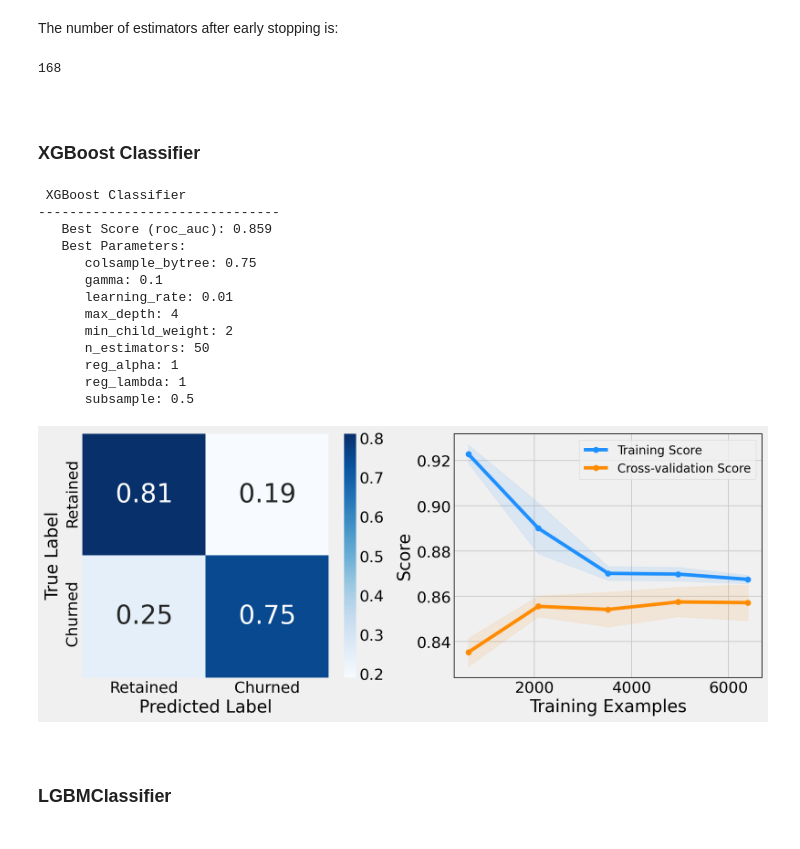
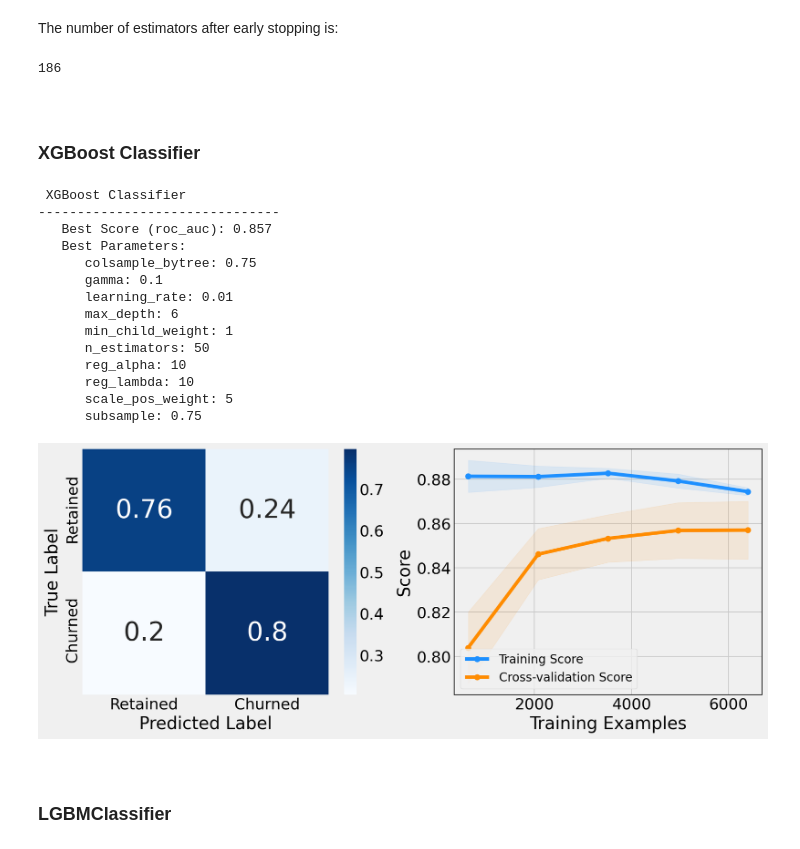
Before and after one commit to KOrfanakis/Predicting_Customer_Churn_Classification, a Jupyter notebook: Analysis_Notebook.ipynb, the cells around one changed output. Saved outputs shown, nothing was run; the diff lists cells and outputs as text; code cells hidden in the pictures.

```diff
--- a/Analysis_Notebook.ipynb
+++ b/Analysis_Notebook.ipynb
@@ -831,3 +838,6 @@ cv = KFold(n_splits=5, random_state=random_state, shuffle=True)
+# %%
+scoring_metric = 'roc_auc'
+cv=5  # If int, StratifiedKFold is used.
 # %% [markdown]
 <br>
 
@@ -1041,51 +1059,53 @@ The number of estimators after early stopping is:
 # %%
 best_gbc_clf.best_estimator_.n_estimators_
 # %% [output]
-168
+186
 # %% [markdown]
 <br>
 
 ### XGBoost Classifier
 # %%
 ratio = y_train.value_counts()[0]/y_train.value_counts()[1] # Ratio of number of negative class to the positive class - Needed for XGB classifier
-xgb = XGBClassifier(random_state=random_state, scale_pos_weight=ratio)
+xgb = XGBClassifier(random_state=random_state)
 
 param_grid = {
     'n_estimators': [50],
     'learning_rate': [0.001, 0.01],
-    'max_depth': [4],  # default=6
-    'reg_alpha': [1, 2],
-    'reg_lambda': [1, 2],
+    'max_depth': [6],  # default=6
+    'reg_alpha': [10],
+    'reg_lambda': [10],
     'subsample': [0.5, 0.75],
     'colsample_bytree': [0.50, 0.75],
-    'gamma': [0.1, 0.5, 1],
-    'min_child_weight': [1, 2]
+    'gamma': [0.1, 1, 10],
+    'min_child_weight': [1, 2],
+    'scale_pos_weight': [ratio, 5]
 }
 
 xgb_clf = GridSearchCV(estimator=xgb,
                        param_grid=param_grid,
                        scoring=scoring_metric,
                        cv=cv,
                        verbose=False,
                        n_jobs=-1)
 
 best_xgb_clf = xgb_clf.fit(X_train, y_train)
 clf_performance(best_xgb_clf, 'XGBoost Classifier', 'XGB', cv)
 # %% [output]
  XGBoost Classifier
 -------------------------------
-   Best Score (roc_auc): 0.859
+   Best Score (roc_auc): 0.857
    Best Parameters:
       colsample_bytree: 0.75
       gamma: 0.1
       learning_rate: 0.01
-      max_depth: 4
-      min_child_weight: 2
+      max_depth: 6
+      min_child_weight: 1
       n_estimators: 50
-      reg_alpha: 1
-      reg_lambda: 1
-      subsample: 0.5
+      reg_alpha: 10
+      reg_lambda: 10
+      scale_pos_weight: 5
+      subsample: 0.75
-[figure, old version]
+[figure, new version]
 # %% [markdown]
 <br>
 
```
Also changed, not shown: parts of 30 cells of this notebook.
